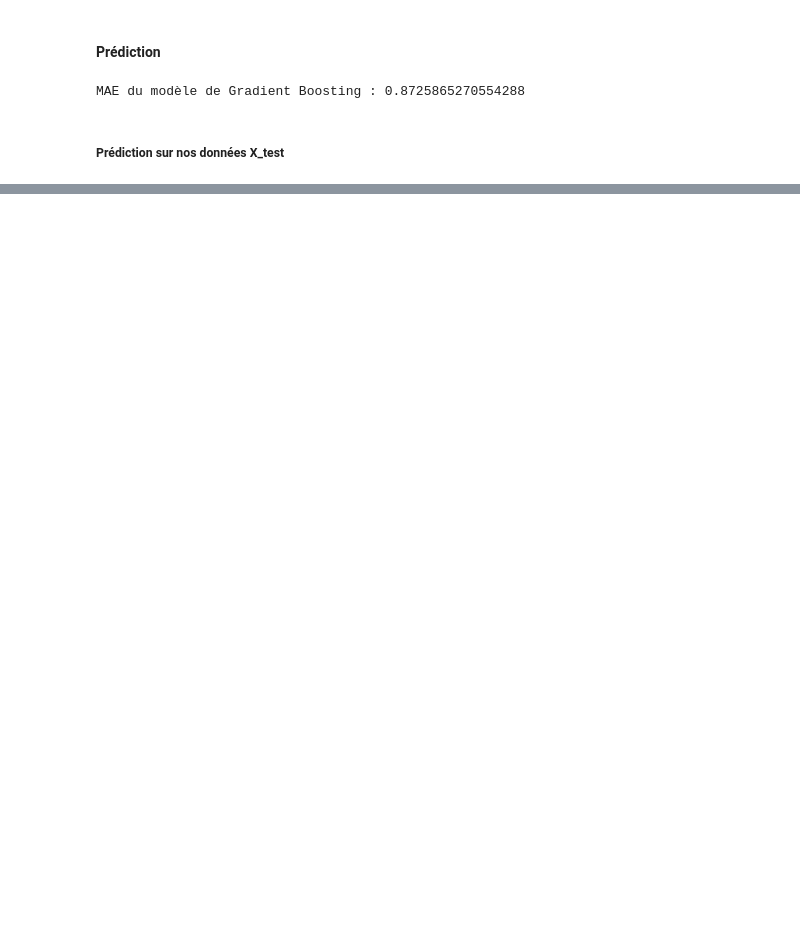
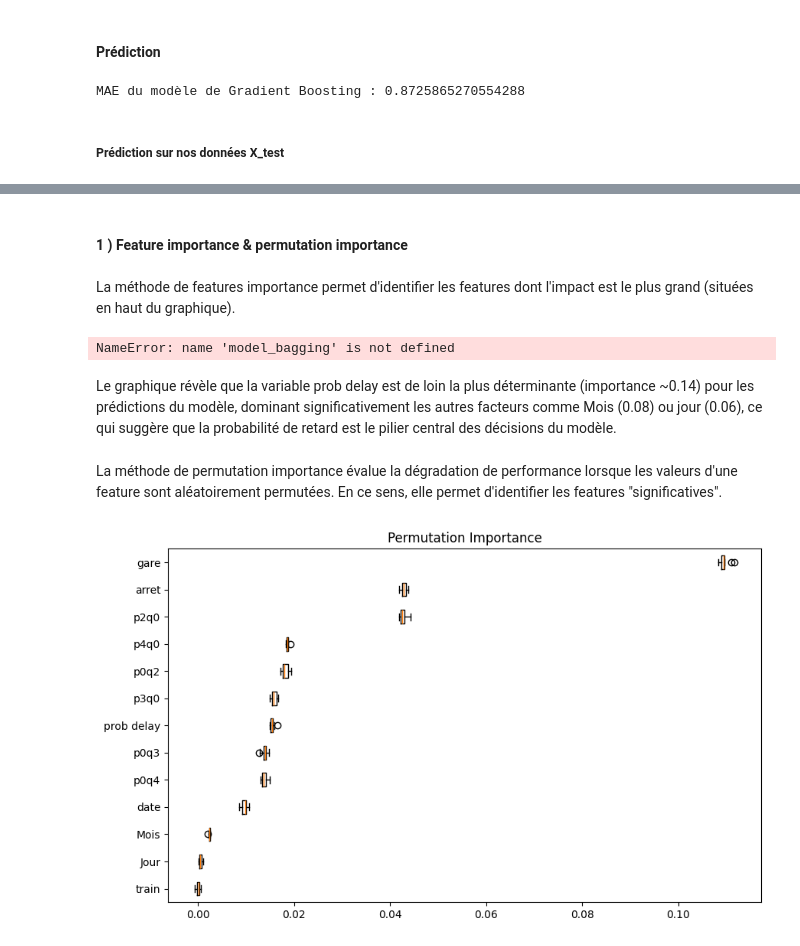
Before and after one commit to Timodang/Projet_ML, a Jupyter notebook: projet_ML.ipynb, the cells around one changed output, grey strips where cells are left out. Drawn from its saved outputs; the diff is of its cells as text; code cells hidden in the pictures; blank space fills up the shorter version.

```diff
--- a/projet_ML.ipynb
+++ b/projet_ML.ipynb
@@ -1439,0 +1336,54 @@ Interprétation
+# %% [markdown]
+#### 1 )  Feature importance & permutation importance
+# %% [markdown]
+La méthode de features importance permet d'identifier les features dont l'impact est le plus grand (situées en haut du graphique).
+# %%
+#       feature importance
+
+# Extraction des estimateurs individuels (arbres)
+estimators = model_bagging.estimators_
+
+# Calcul de l'importance moyenne des features
+feature_importances = np.mean([
+    est.feature_importances_ for est in estimators
+], axis=0)
+
+# Affichage
+features = X_train.columns
+plt.figure(figsize=(10, 6))
+plt.barh(features, feature_importances)
+plt.title("Importance des variables (Moyenne sur les arbres)")
+plt.xlabel("Importance")
+plt.show()
+# %% [output]
+NameError: name 'model_bagging' is not defined
+# %% [markdown]
+Le graphique révèle que la variable prob delay est de loin la plus déterminante (importance ~0.14) pour les prédictions du modèle, dominant significativement les autres facteurs comme Mois (0.08) ou jour (0.06), ce qui suggère que la probabilité de retard est le pilier central des décisions du modèle.
+# %% [markdown]
+La méthode de permutation importance évalue la dégradation de performance lorsque les valeurs d'une feature sont aléatoirement permutées. En ce sens, elle permet d'identifier les features "significatives".
+# %%
+#       permutation importance
+
+from sklearn.inspection import permutation_importance
+
+result = permutation_importance(
+    model_bagging,
+    X_train_method_test,
+    y_train_method_test,
+    n_repeats=10,
+    random_state=42
+)
+
+# Tri par importance
+sorted_idx = result.importances_mean.argsort()
+
+plt.figure(figsize=(10, 6))
+plt.boxplot(
+    result.importances[sorted_idx].T,
+    vert=False,
+    labels=X_train.columns[sorted_idx]
+)
+plt.title("Permutation Importance")
+plt.show()
+# %% [output]
+[figure, added]
```
Also changed, not shown: parts of 79 cells of this notebook.
